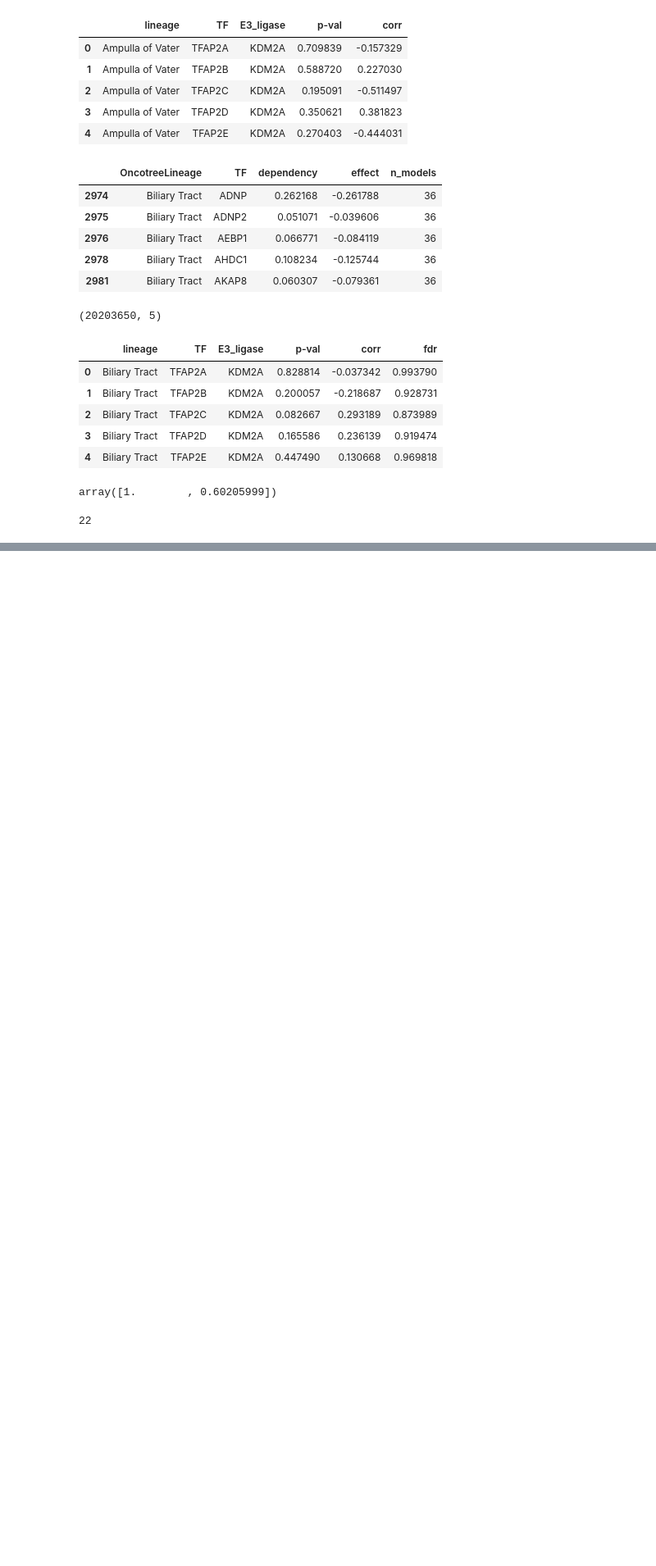
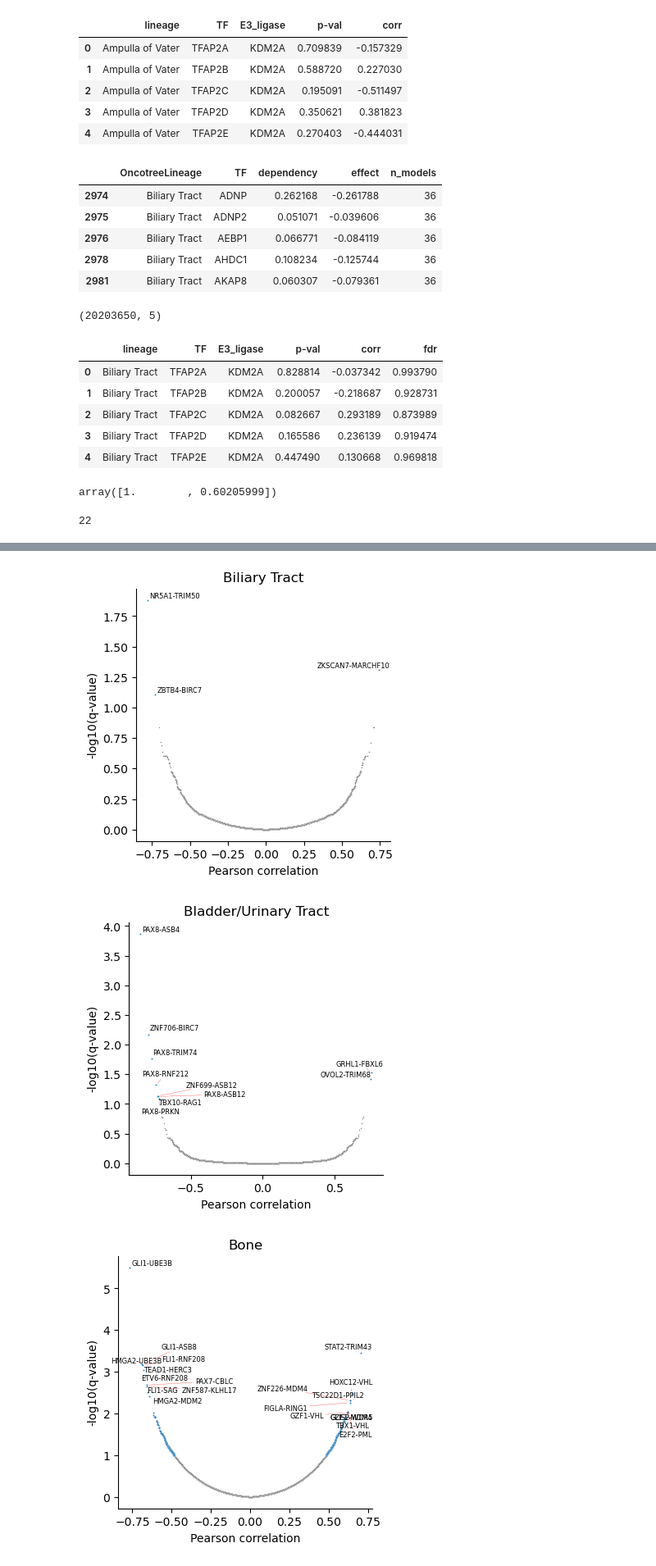
Before and after one commit to ddiannae/cancer_bootcamp25, a Jupyter notebook: TFdependency_bylineage_volcano.ipynb, the cells around one changed output, grey strips where cells are left out. Shown at 82% size. Drawn from its saved outputs; the diff is of its cells as text; code cells hidden in the pictures; blank space fills up the shorter version.

Commit message:
Adding labels to volcano plots

```diff
--- a/TFdependency_bylineage_volcano.ipynb
+++ b/TFdependency_bylineage_volcano.ipynb
@@ -70,0 +69,2 @@ len(lineages)
+# %%
+tf_e3_corrs_fdrs["name"] = tf_e3_corrs_fdrs["TF"] + "-" + tf_e3_corrs_fdrs["E3_ligase"]
@@ -70,0 +80,28 @@ len(lineages)
+# %%
+def get_volcano_plot(l):
+    plt.figure(figsize=(4,4))
+    ax = plt.subplot(111)
+    l_corr =tf_e3_corrs_fdrs.loc[tf_e3_corrs_fdrs["lineage"] == l]
+    sig_df = l_corr[l_corr["log10q"] > 1].sort_values(by=["fdr"]).iloc[0:20,:]
+    sns.scatterplot(data=l_corr[l_corr["fdr"] > 0.1], x = "corr", y = "log10q",
+                    s = 1, color = "grey")
+    sns.scatterplot(data=l_corr[l_corr["fdr"] < 0.1], x = "corr", y = "log10q",
+                    s = 2)
+    text = []
+    for i, row in sig_df.iterrows():
+        text.append(plt.text(x =row["corr"], y = row["log10q"], s = row["name"], fontsize=6))
+    adjust_text(text, arrowprops = dict(arrowstyle="-", color = "red", alpha=1, lw=0.2))
+    plt.title(l)
+    ax.spines[['right', 'top']].set_visible(False)
+    plt.xlabel("Pearson correlation")
+    plt.ylabel("-log10(q-value)")
+    plt.show()
+    plt.clf()
+    plt.close("all")
+# %%
+for lineage in lineages:
+    get_volcano_plot(lineage)
+# %% [output]
+[figure, added]
+[figure, added]
+[figure, added]
```
Also changed, not shown: parts of 5 cells of this notebook.
